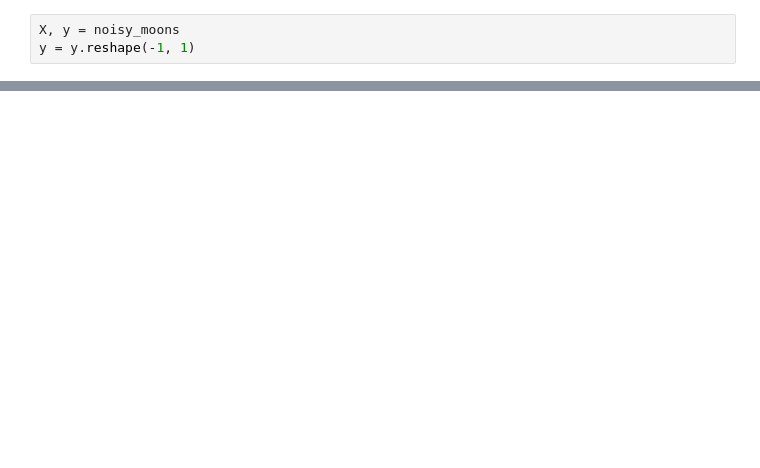
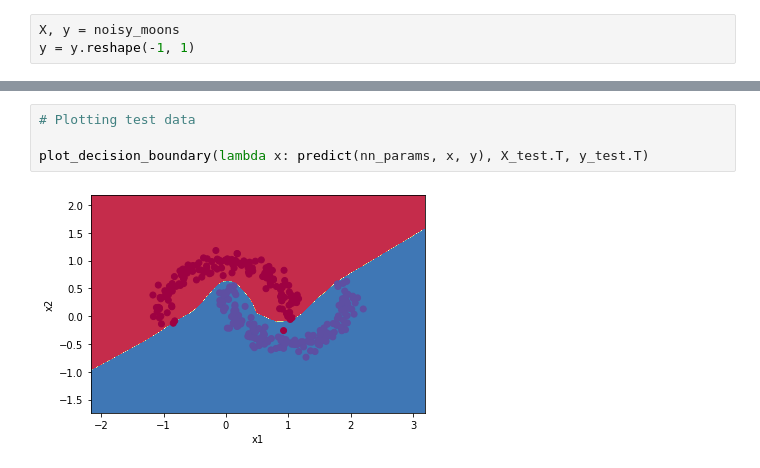
Before and after one commit to akarsh-saxena/Neural-Network-From-Scratch, a Jupyter notebook: Artificial Neural Network/Shallow Neural Network/Shallow_Neural_Network.ipynb, the cells around one changed output, grey strips where cells are left out. Saved outputs shown, nothing was run; the diff lists cells and outputs as text; blank space fills up the shorter version.

```diff
--- a/Artificial Neural Network/Shallow Neural Network/Shallow_Neural_Network.ipynb
+++ b/Artificial Neural Network/Shallow Neural Network/Shallow_Neural_Network.ipynb
@@ -382,0 +407,6 @@ plot_decision_boundary(lambda x: predict(nn_params, x, y), X.T, y.T)
+# %%
+# Plotting test data
+
+plot_decision_boundary(lambda x: predict(nn_params, x, y), X_test.T, y_test.T)
+# %% [output]
+[figure, added]
```
Also changed, not shown: parts of 11 cells of this notebook.
